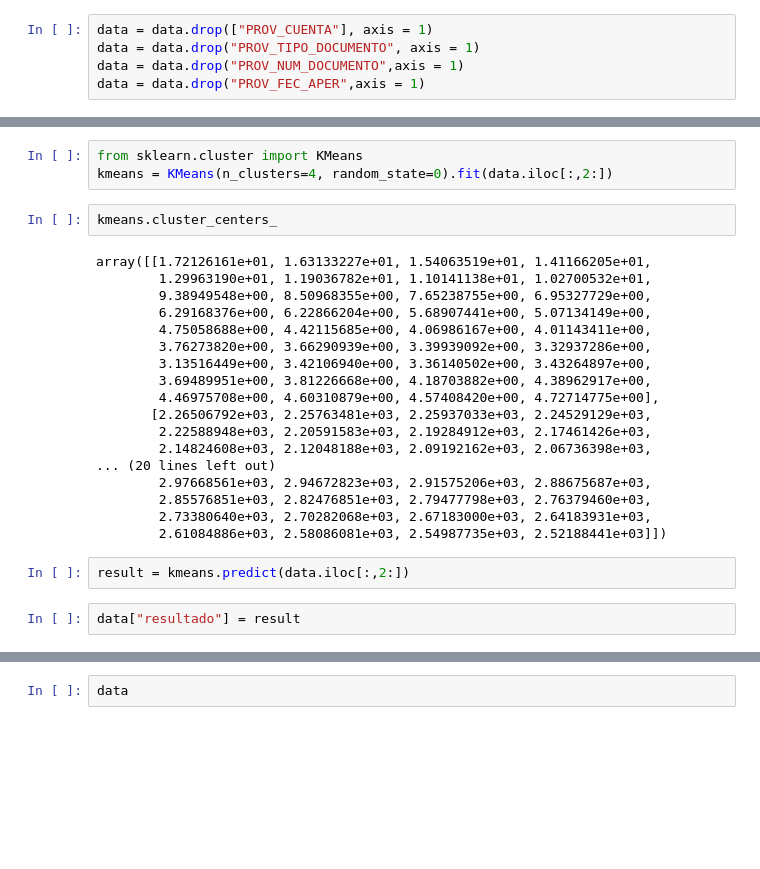
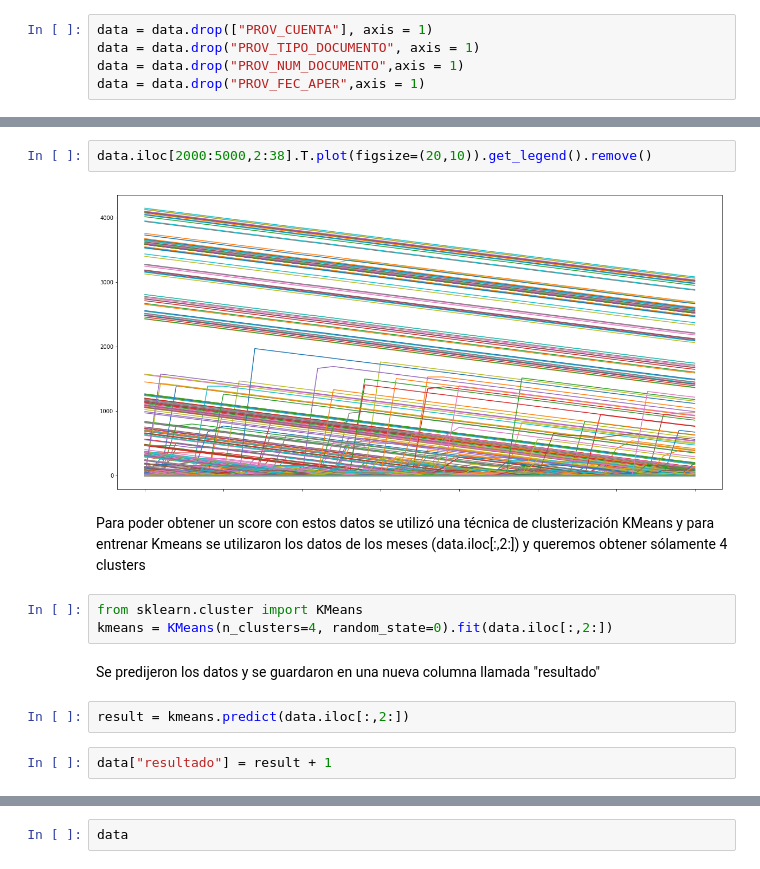
Before and after one commit to luisantonioig/financial_behavior, a Jupyter notebook: Financial Behavior.ipynb, the cells around one changed output, grey strips where cells are left out. Cells and saved outputs as stored; diff of their text form; blank space fills up the shorter version.

```diff
--- a/Financial Behavior.ipynb
+++ b/Financial Behavior.ipynb
@@ -21,27 +53,15 @@ data = data.drop("PROV_FEC_APER",axis = 1)
+# %%
+data.iloc[2000:5000,2:38].T.plot(figsize=(20,10)).get_legend().remove()
+# %% [output]
+[figure, added]
+# %% [markdown]
+Para poder obtener un score con estos datos se utilizó una técnica de clusterización KMeans y para entrenar Kmeans se utilizaron los datos de los meses (data.iloc[:,2:]) y queremos obtener sólamente 4 clusters
 # %%
 from sklearn.cluster import KMeans
 kmeans = KMeans(n_clusters=4, random_state=0).fit(data.iloc[:,2:])
-# %%
-kmeans.cluster_centers_
-# %% [output]
-array([[1.72126161e+01, 1.63133227e+01, 1.54063519e+01, 1.41166205e+01,
-        1.29963190e+01, 1.19036782e+01, 1.10141138e+01, 1.02700532e+01,
-        9.38949548e+00, 8.50968355e+00, 7.65238755e+00, 6.95327729e+00,
-        6.29168376e+00, 6.22866204e+00, 5.68907441e+00, 5.07134149e+00,
-        4.75058688e+00, 4.42115685e+00, 4.06986167e+00, 4.01143411e+00,
-        3.76273820e+00, 3.66290939e+00, 3.39939092e+00, 3.32937286e+00,
-        3.13516449e+00, 3.42106940e+00, 3.36140502e+00, 3.43264897e+00,
-        3.69489951e+00, 3.81226668e+00, 4.18703882e+00, 4.38962917e+00,
-        4.46975708e+00, 4.60310879e+00, 4.57408420e+00, 4.72714775e+00],
-       [2.26506792e+03, 2.25763481e+03, 2.25937033e+03, 2.24529129e+03,
-        2.22588948e+03, 2.20591583e+03, 2.19284912e+03, 2.17461426e+03,
-        2.14824608e+03, 2.12048188e+03, 2.09192162e+03, 2.06736398e+03,
-... (20 lines left out)
-        2.97668561e+03, 2.94672823e+03, 2.91575206e+03, 2.88675687e+03,
-        2.85576851e+03, 2.82476851e+03, 2.79477798e+03, 2.76379460e+03,
-        2.73380640e+03, 2.70282068e+03, 2.67183000e+03, 2.64183931e+03,
-        2.61084886e+03, 2.58086081e+03, 2.54987735e+03, 2.52188441e+03]])
+# %% [markdown]
+Se predijeron los datos y se guardaron en una nueva columna llamada "resultado"
 # %%
 result = kmeans.predict(data.iloc[:,2:])
 # %%
-data["resultado"] = result
+data["resultado"] = result + 1
```
Also changed, not shown: parts of 58 cells of this notebook, 5 other files.
